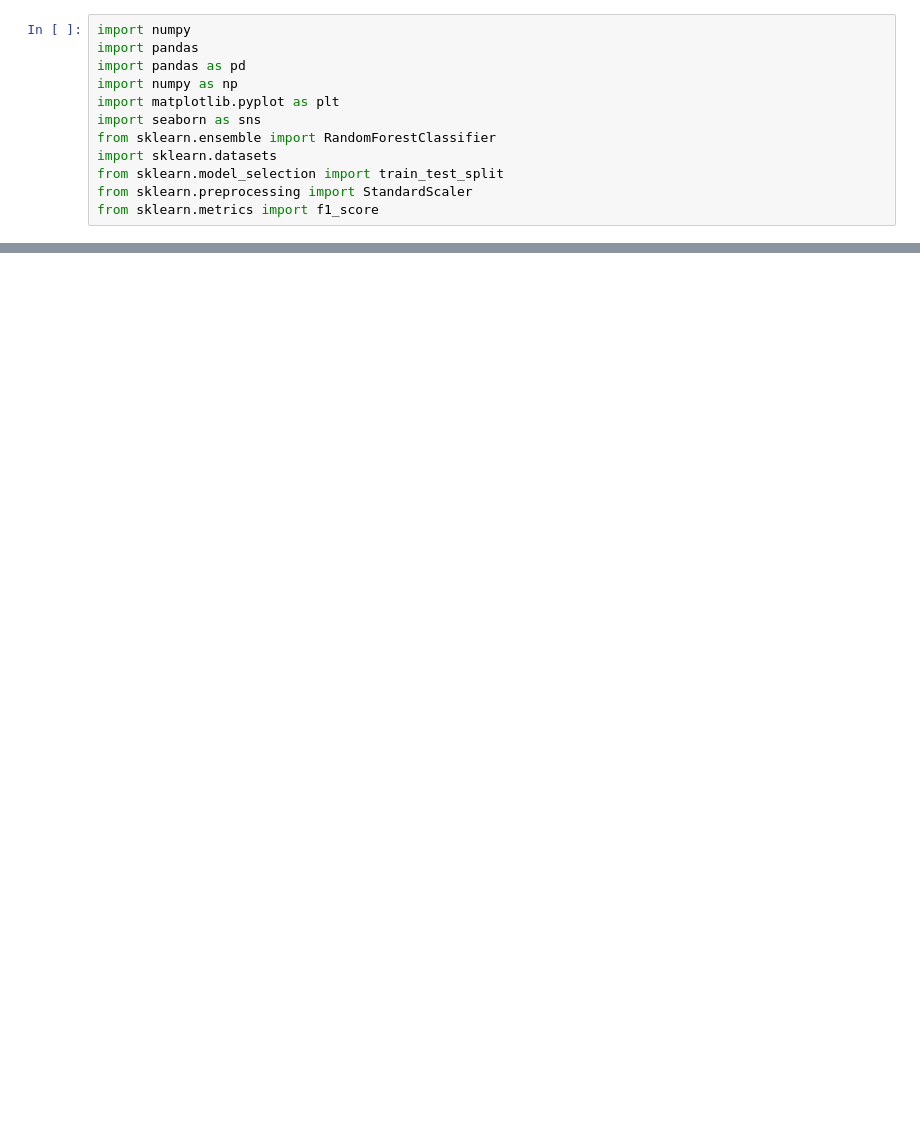
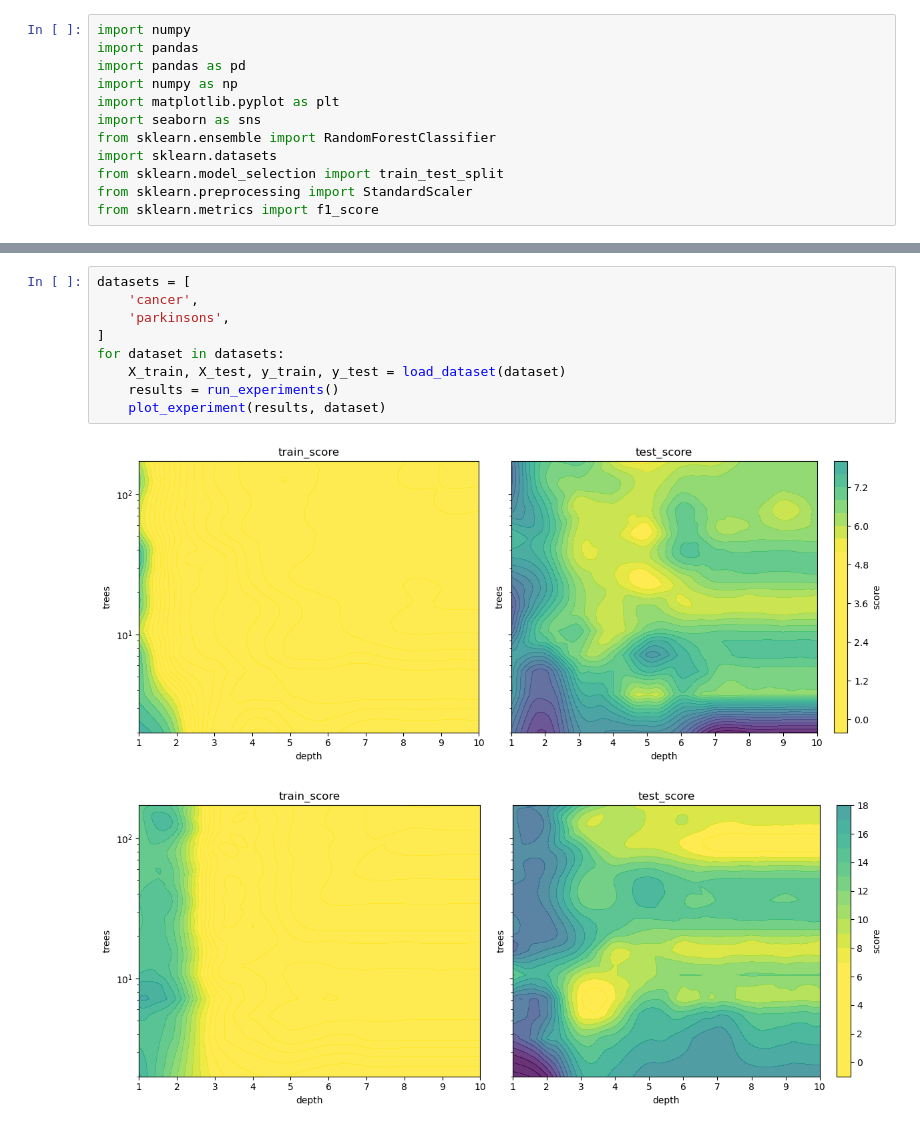
Before and after one commit to jonnor/embeddedml, a Jupyter notebook: presentations/AarhusUniversity2025/RandomForestPerformance.ipynb, the cells around one changed output, grey strips where cells are left out. Drawn from its saved outputs; the diff is of its cells as text; blank space fills up the shorter version.

```diff
--- a/presentations/AarhusUniversity2025/RandomForestPerformance.ipynb
+++ b/presentations/AarhusUniversity2025/RandomForestPerformance.ipynb
@@ -147,0 +170,12 @@ fig.savefig('randomforest-distrib-cancer.png')
+# %%
+datasets = [
+    'cancer',
+    'parkinsons',
+]
+for dataset in datasets:
+    X_train, X_test, y_train, y_test = load_dataset(dataset)
+    results = run_experiments()
+    plot_experiment(results, dataset)
+# %% [output]
+[figure, added]
+[figure, added]
```
Also changed, not shown: parts of 4 cells of this notebook, 7 other files.
